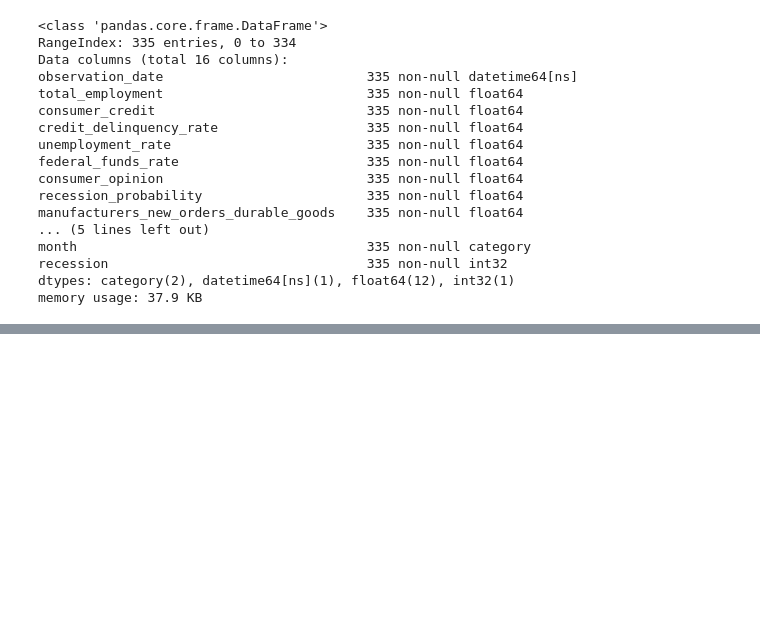
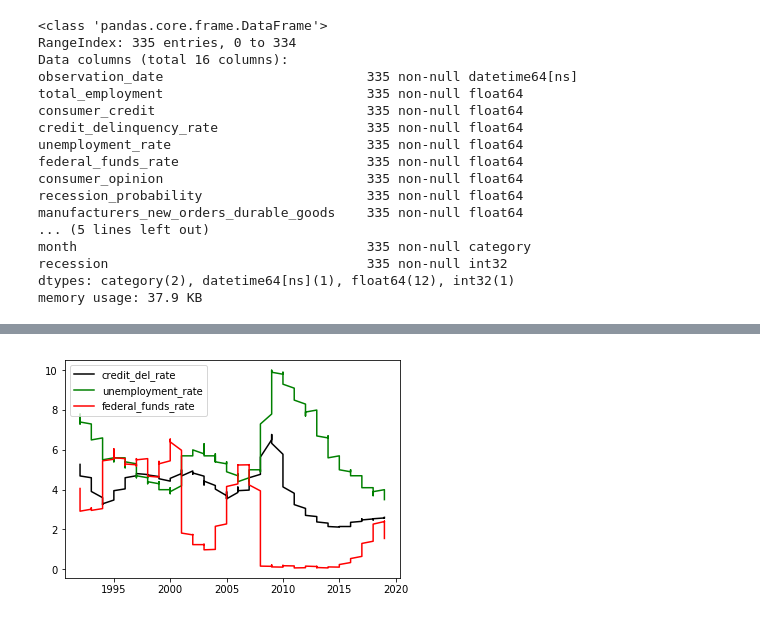
Before and after one commit to goodyduru/dataset-daily, a Jupyter notebook: dataset_daily_week_2.ipynb, the cells around one changed output, grey strips where cells are left out. Saved outputs shown, nothing was run; the diff lists cells and outputs as text; code cells hidden in the pictures; blank space fills up the shorter version.

```diff
--- a/dataset_daily_week_2.ipynb
+++ b/dataset_daily_week_2.ipynb
@@ -268,0 +315,8 @@ cat_data = economic_data.select_dtypes(['category'])
+# %%
+plt.plot(economic_data[['year']], economic_data[['credit_delinquency_rate']], color='k', label='credit_del_rate')
+plt.plot(economic_data[['year']], economic_data[['unemployment_rate']], color='g', label='unemployment_rate')
+plt.plot(economic_data[['year']], economic_data[['federal_funds_rate']], color='r', label='federal_funds_rate')
+plt.legend()
+plt.show()
+# %% [output]
+[figure, added]
```
Also changed, not shown: parts of 8 cells of this notebook.
